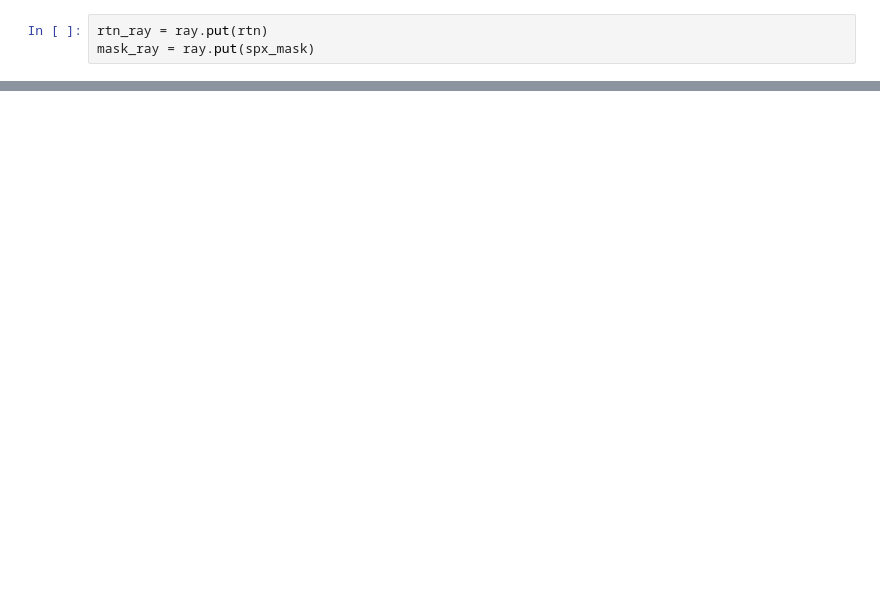
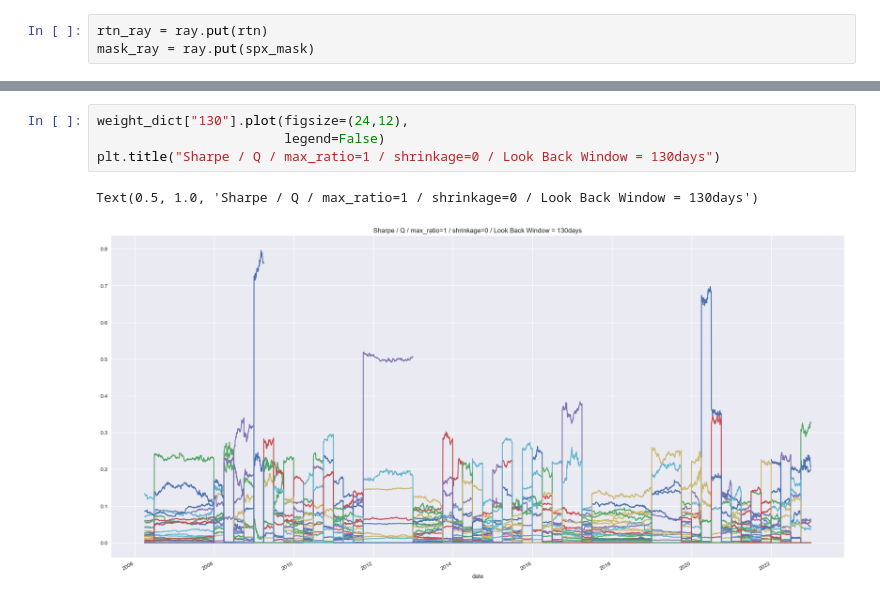
Before and after one commit to Je-Hyeon/Portfolio-Optimization-2023-FR-Project-, a Jupyter notebook: optimize_none.ipynb, the cells around one changed output, grey strips where cells are left out. Saved outputs shown, nothing was run; the diff lists cells and outputs as text; blank space fills up the shorter version.

```diff
--- a/optimize_none.ipynb
+++ b/optimize_none.ipynb
@@ -78,0 +81,7 @@ stats
+# %%
+weight_dict["130"].plot(figsize=(24,12),
+                        legend=False)
+plt.title("Sharpe / Q / max_ratio=1 / shrinkage=0 / Look Back Window = 130days")
+# %% [output]
+Text(0.5, 1.0, 'Sharpe / Q / max_ratio=1 / shrinkage=0 / Look Back Window = 130days')
+[figure, added]
```
Also changed, not shown: parts of 12 cells of this notebook, 5 other files.
